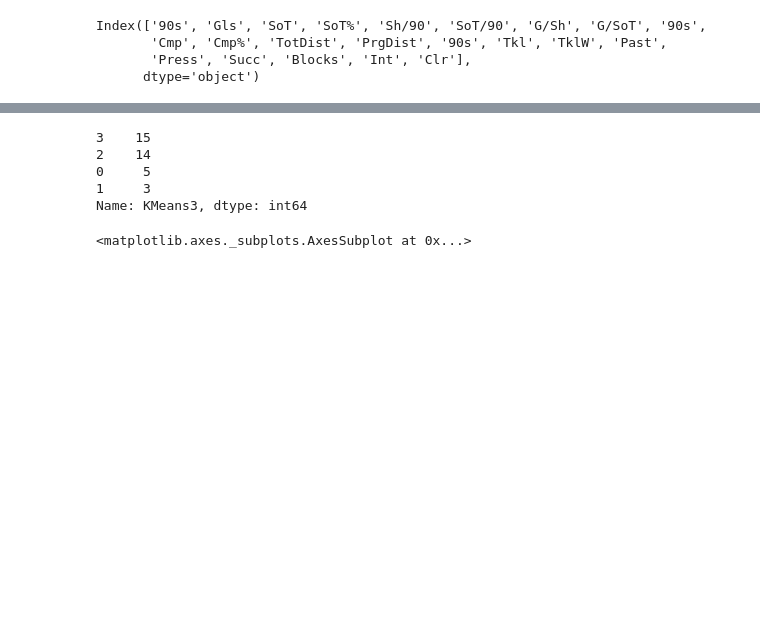
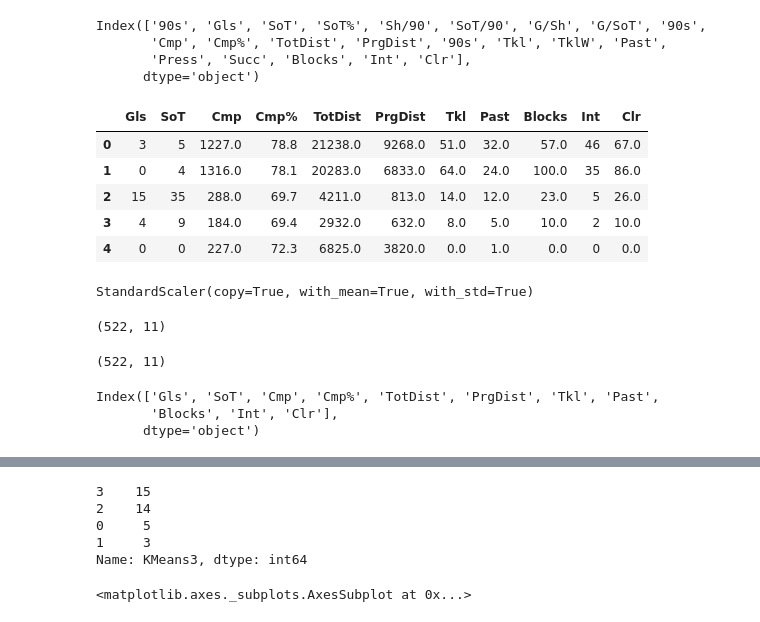
Before and after one commit to crmshr/Data-Science-Portfolio, a Jupyter notebook: EPL K-Means Clustering.ipynb, the cells around one changed output, grey strips where cells are left out. Saved outputs shown, nothing was run; the diff lists cells and outputs as text; code cells hidden in the pictures; blank space fills up the shorter version.

```diff
--- a/EPL K-Means Clustering.ipynb
+++ b/EPL K-Means Clustering.ipynb
@@ -647,3 +647,12 @@ Index(['90s', 'Gls', 'SoT', 'SoT%', 'Sh/90', 'SoT/90', 'G/Sh', 'G/SoT', '90s',
 df_trim2=df_trim[['Gls', 'SoT','Cmp', 'Cmp%',
        'TotDist', 'PrgDist', 'Tkl', 'Past', 'Blocks',
        'Int', 'Clr']]
+# %%
+df_trim2.head()
+# %% [output]
+|  | Gls | SoT | Cmp | Cmp% | TotDist | PrgDist | Tkl | Past | Blocks | Int | Clr |
+| 0 | 3 | 5 | 1227.0 | 78.8 | 21238.0 | 9268.0 | 51.0 | 32.0 | 57.0 | 46 | 67.0 |
+| 1 | 0 | 4 | 1316.0 | 78.1 | 20283.0 | 6833.0 | 64.0 | 24.0 | 100.0 | 35 | 86.0 |
+| 2 | 15 | 35 | 288.0 | 69.7 | 4211.0 | 813.0 | 14.0 | 12.0 | 23.0 | 5 | 26.0 |
+| 3 | 4 | 9 | 184.0 | 69.4 | 2932.0 | 632.0 | 8.0 | 5.0 | 10.0 | 2 | 10.0 |
+| 4 | 0 | 0 | 227.0 | 72.3 | 6825.0 | 3820.0 | 0.0 | 1.0 | 0.0 | 0 | 0.0 |
@@ -649,0 +665,6 @@ df_trim2=df_trim[['Gls', 'SoT','Cmp', 'Cmp%',
+# %%
+# Fit the scaler to the data
+
+scaler.fit(df_trim2) #scale data to make it even and drop the target class
+# %% [output]
+StandardScaler(copy=True, with_mean=True, with_std=True)
@@ -649,0 +673,14 @@ df_trim2=df_trim[['Gls', 'SoT','Cmp', 'Cmp%',
+# %%
+scaled_features.shape
+# %% [output]
+(522, 11)
+# %%
+scaled_features.shape
+# %% [output]
+(522, 11)
+# %%
+df_trim2.columns
+# %% [output]
+Index(['Gls', 'SoT', 'Cmp', 'Cmp%', 'TotDist', 'PrgDist', 'Tkl', 'Past',
+       'Blocks', 'Int', 'Clr'],
+      dtype='object')
```
Also changed, not shown: parts of 34 cells of this notebook.
